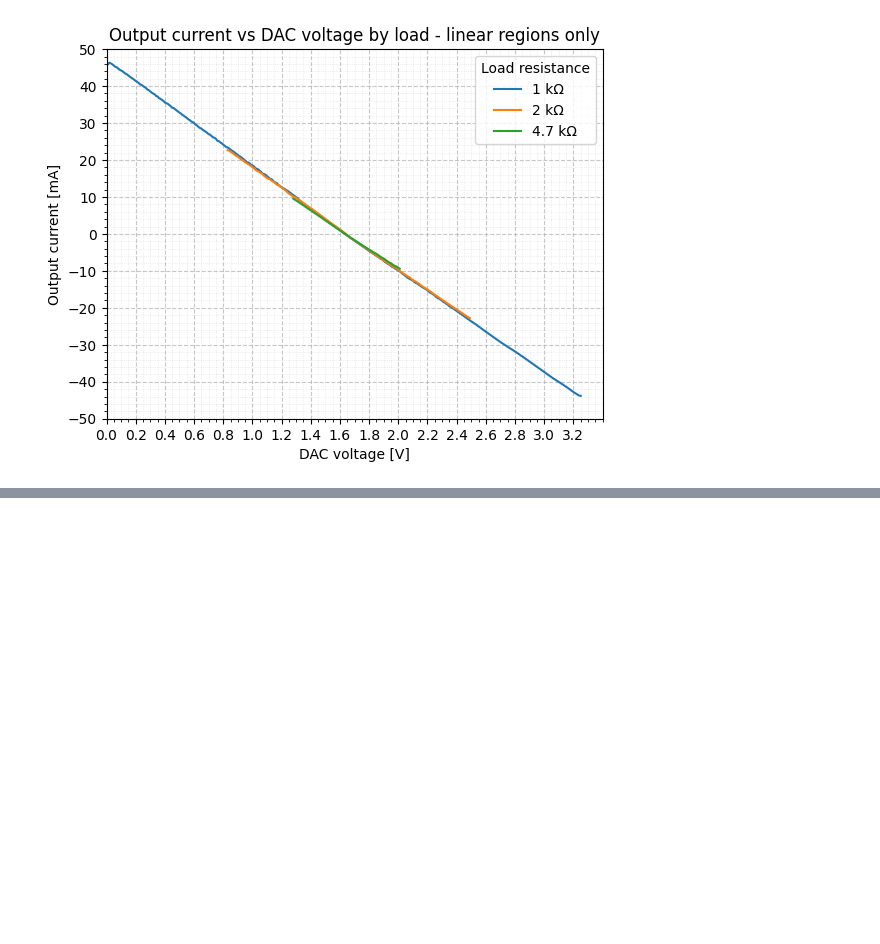
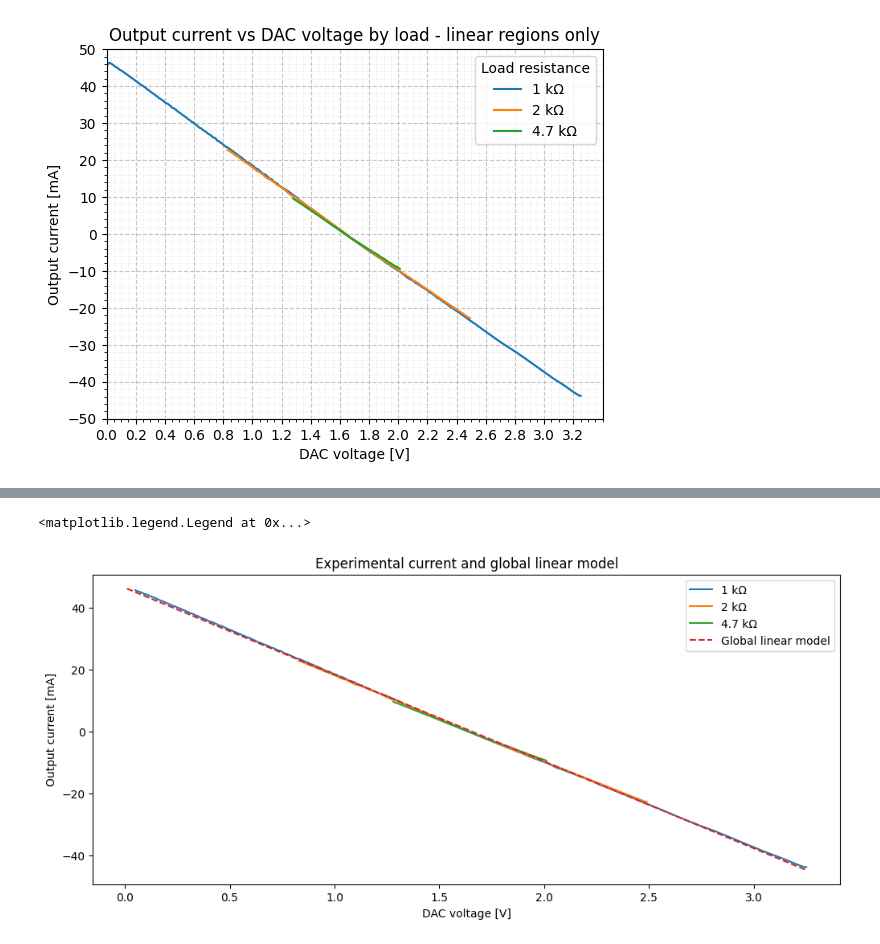
Before and after one commit to import-tiago/FEI, a Jupyter notebook: MSc/PEL309/Analysis/PEL309.ipynb, the cells around one changed output, grey strips where cells are left out. Cells and saved outputs as stored; diff of their text form; code cells hidden in the pictures; blank space fills up the shorter version.

```diff
--- a/MSc/PEL309/Analysis/PEL309.ipynb
+++ b/MSc/PEL309/Analysis/PEL309.ipynb
@@ -345,0 +711,28 @@ ax.legend(["1 kΩ", "2 kΩ", "4.7 kΩ"], title="Load resistance")
+# %%
+# =========================================================
+# 11. Experimental data and global model
+# =========================================================
+
+model_curve = pd.DataFrame(index=linear_current_data.index)
+model_curve["global_model"] = (
+    a_global * model_curve.index + b_global
+)
+
+ax = linear_current_data.plot(
+    figsize=(12, 5),
+    grid=True,
+    title="Experimental current and global linear model"
+)
+
+model_curve["global_model"].plot(
+    ax=ax,
+    linestyle="--",
+    label="Global linear model"
+)
+
+ax.set_xlabel("DAC voltage [V]")
+ax.set_ylabel("Output current [mA]")
+ax.legend(["1 kΩ", "2 kΩ", "4.7 kΩ", "Global linear model"])
+# %% [output]
+<matplotlib.legend.Legend at 0x...>
+[figure, added]
```
Also changed, not shown: parts of 15 cells of this notebook.
